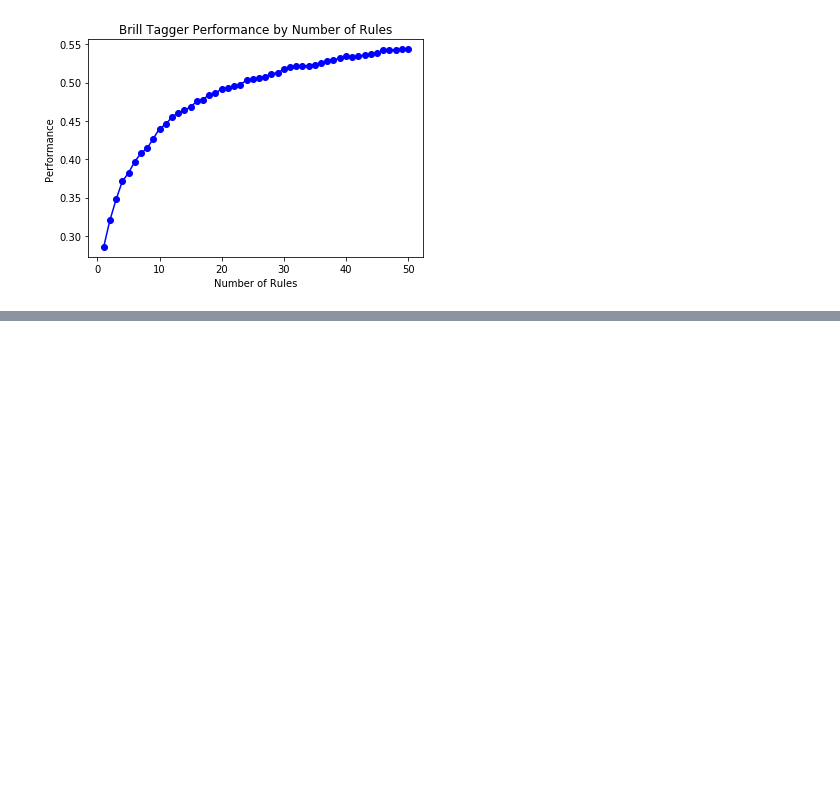
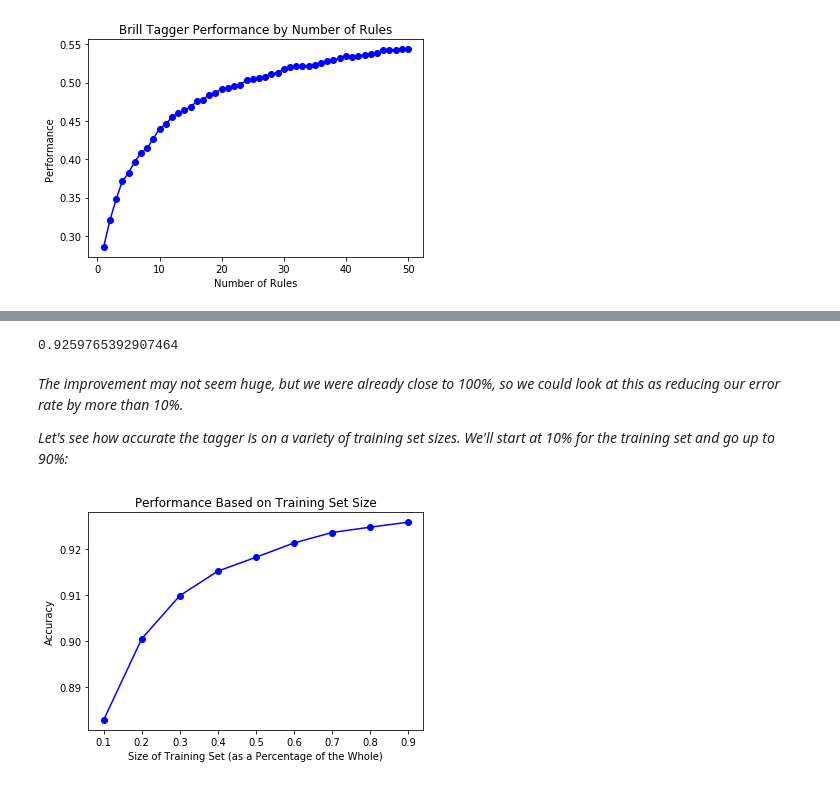
Before and after one commit to STRZGR/Natural-Language-Processing-with-Python-Analyzing-Text-with-the-Natural-Language-Toolkit, a Jupyter notebook: Chapter 05/NLTK Chapter 5 - Exercises.ipynb, the cells around one changed output, grey strips where cells are left out. Cells and saved outputs as stored; diff of their text form; code cells hidden in the pictures; blank space fills up the shorter version.

```diff
--- a/Chapter 05/NLTK Chapter 5 - Exercises.ipynb
+++ b/Chapter 05/NLTK Chapter 5 - Exercises.ipynb
@@ -1821,0 +2107,42 @@ tag_plus
+# %%
+import random
+
+new_list = [sent for sent in brown.tagged_sents()]
+shuffled = random.sample(new_list, len(new_list))
+size = int(len(shuffled) * .9)
+
+
+train_sents = shuffled[:size]
+test_sents = shuffled[size:]
+
+# patterns adapted from question 22
+
+patterns = [
+    (r'.*ing$', 'VBG'),                      # gerunds
+    (r'.*ed$', 'VBD'),                       # simple past
+    (r'.*es$', 'VBZ'),                       # 3rd singular present
+    (r'.*ould$', 'MD'),                      # modals
+    (r'.\'s$', 'NN$'),                       # possessive nouns
+    (r'.*s$', 'NNS'),                        # plural nouns
+    (r'^-?[0-9]+(\.[0-9]+)?$', 'CD'),        # cardinal numbers
+    (r'.*ly$|.*wise', 'ADV'),                # adverbs
+
+    # adjectives
+    (r'.*y$|.*ish$|.*ive$|.*[ai]ble$|.*ful$|.*ous$|.*less', 'JJ'),
+
+    (r'^th.{1,3}|^an?$', 'DET'),             # determiners/articles
+    (r'[\.,!\?;:\'\"\(\)\[\]``]', '.'),      # punctuation
+    (r'.*ate$|.*en$|.*fy$|.*i[sz]e$', 'VB'), # verbs, base form
+    (r'.*', 'NN')                            # nouns (default)
+]
+
+t0 = regexp_tagger = nltk.RegexpTagger(patterns)
+t1 = nltk.UnigramTagger(train_sents, backoff = t0)
+t2 = nltk.BigramTagger(train_sents, backoff = t1)
+t2.evaluate(test_sents)
+# %% [output]
+0.9259765392907464
+# %% [markdown]
+*The improvement may not seem huge, but we were already close to 100%, so we could look at this as reducing our error rate by more than 10%.*
+
+*Let's see how accurate the tagger is on a variety of training set sizes.  We'll start at 10% for the training set and go up to 90%:*
@@ -1821,0 +2191,10 @@ tag_plus
+# %%
+import matplotlib.pyplot as plt
+
+plt.plot(sizes, perfs, '-bo')
+plt.title("Performance Based on Training Set Size")
+plt.xlabel("Size of Training Set (as a Percentage of the Whole)")
+plt.ylabel("Accuracy")
+plt.show()
+# %% [output]
+[figure, added]
```
Also changed, not shown: parts of 45 cells of this notebook.
